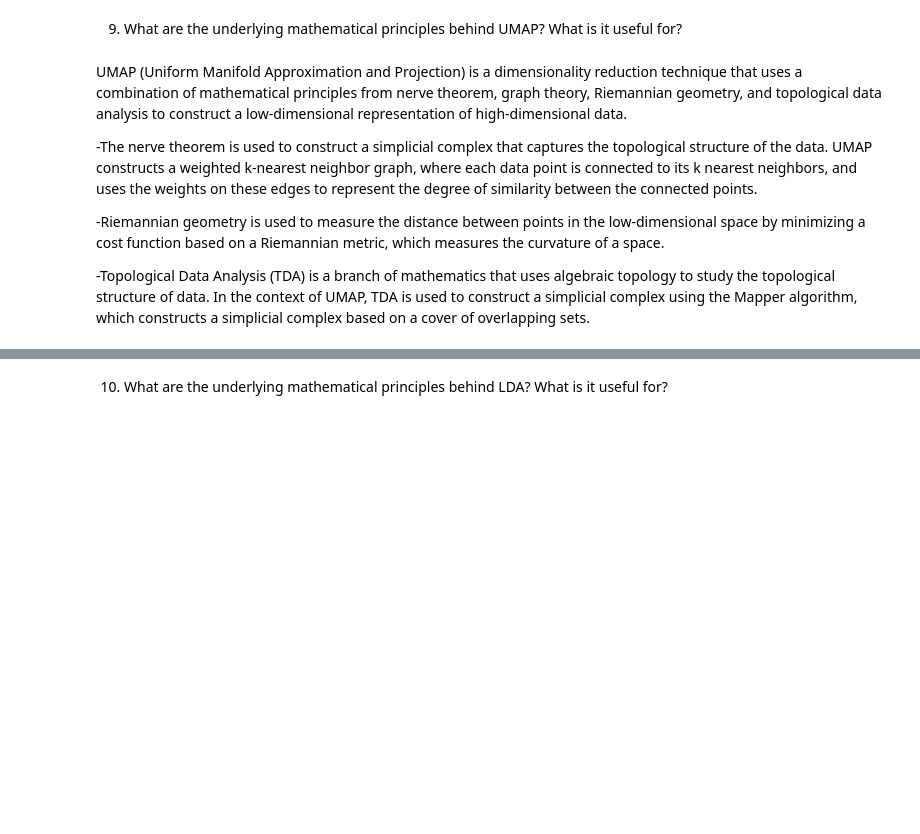
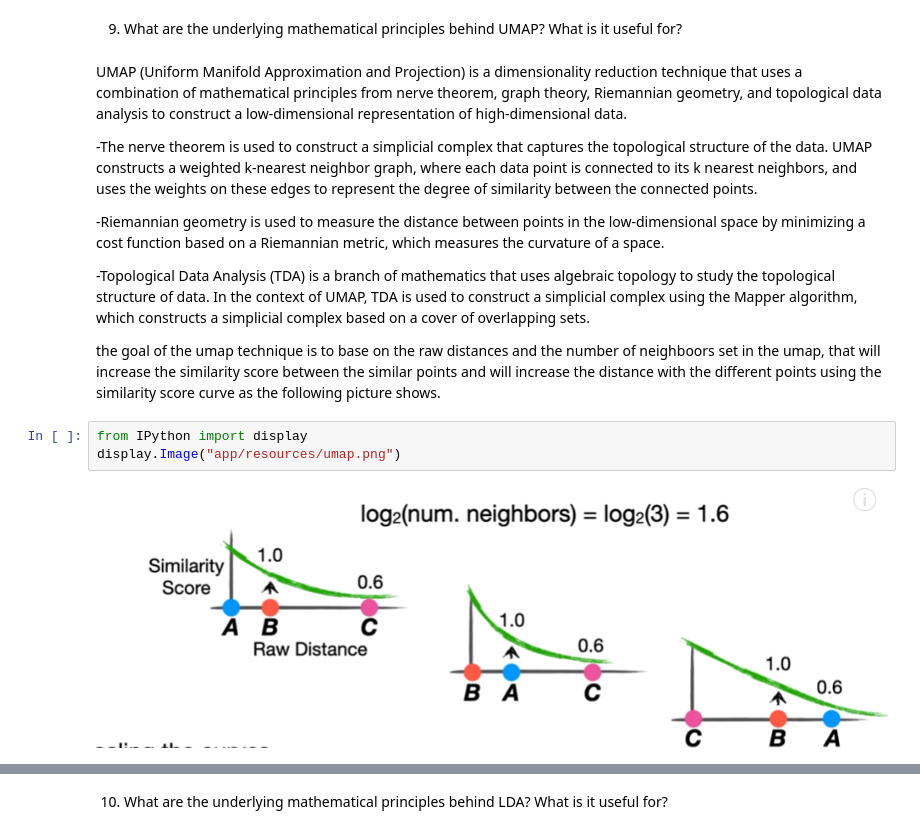
Before and after one commit to jmontoyavallejo/Image-Processing-and-Dimensionality-Reduction-raw-implementation-FastAPI, a Jupyter notebook: sumary.ipynb, the cells around one changed output, grey strips where cells are left out. Saved outputs shown, nothing was run; the diff lists cells and outputs as text; blank space fills up the shorter version.

```diff
--- a/sumary.ipynb
+++ b/sumary.ipynb
@@ -196,3 +196,11 @@ UMAP (Uniform Manifold Approximation and Projection) is a dimensionality reducti
 -Riemannian geometry is used to measure the distance between points in the low-dimensional space by minimizing a cost function based on a Riemannian metric, which measures the curvature of a space.
 
 -Topological Data Analysis (TDA) is a branch of mathematics that uses algebraic topology to study the topological structure of data. In the context of UMAP, TDA is used to construct a simplicial complex using the Mapper algorithm, which constructs a simplicial complex based on a cover of overlapping sets.
+
+
+the goal of the umap technique is to base on the raw distances and the number of neighboors set in the umap, that will increase the similarity score between the similar points and will increase the distance with the different points using the similarity score curve as the following picture shows.
+# %%
+from IPython import display
+display.Image("app/resources/umap.png")
+# %% [output]
+[figure, added]
```
Also changed, not shown: parts of 3 cells of this notebook, 5 other files.
